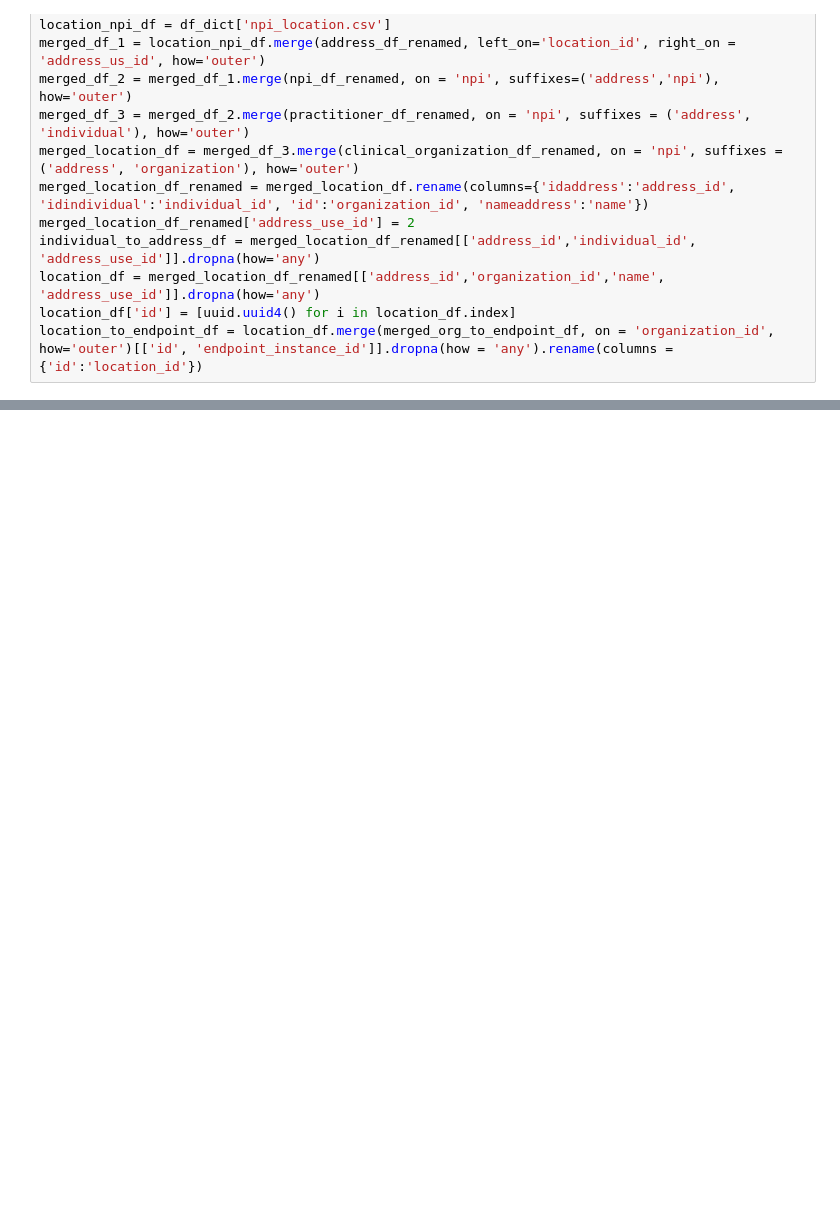
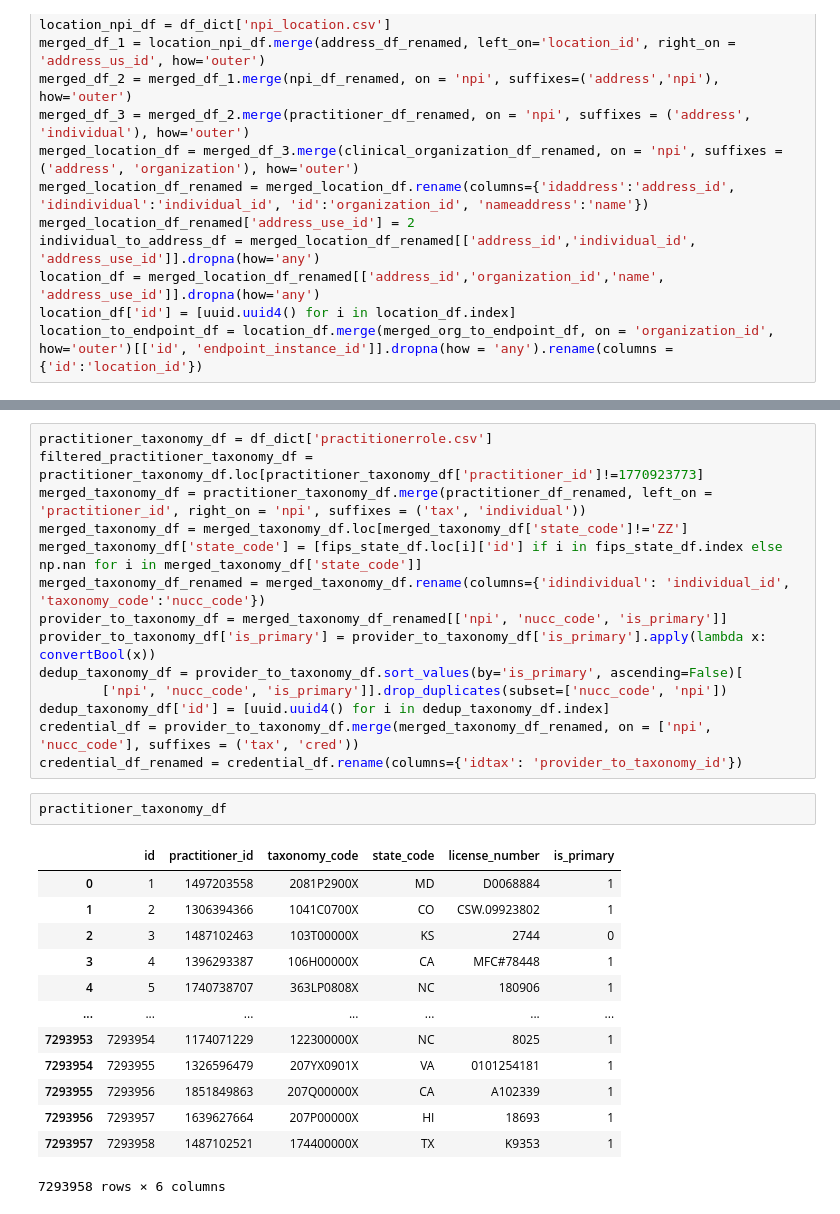
Before and after one commit to DSACMS/npd, a Jupyter notebook: etls/loadHalloween/mapping.ipynb, the cells around one changed output, grey strips where cells are left out. Saved outputs shown, nothing was run; the diff lists cells and outputs as text; blank space fills up the shorter version.

```diff
--- a/etls/loadHalloween/mapping.ipynb
+++ b/etls/loadHalloween/mapping.ipynb
@@ -280,0 +259,30 @@ address_df_renamed.loc[address_df_renamed['id'].apply(lambda x: len(str(x))>10)]
+# %%
+practitioner_taxonomy_df = df_dict['practitionerrole.csv']
+filtered_practitioner_taxonomy_df = practitioner_taxonomy_df.loc[practitioner_taxonomy_df['practitioner_id']!=1770923773]
+merged_taxonomy_df = practitioner_taxonomy_df.merge(practitioner_df_renamed, left_on = 'practitioner_id', right_on = 'npi', suffixes = ('tax', 'individual'))
+merged_taxonomy_df = merged_taxonomy_df.loc[merged_taxonomy_df['state_code']!='ZZ']
+merged_taxonomy_df['state_code'] = [fips_state_df.loc[i]['id'] if i in fips_state_df.index else np.nan for i in merged_taxonomy_df['state_code']]
+merged_taxonomy_df_renamed = merged_taxonomy_df.rename(columns={'idindividual': 'individual_id', 'taxonomy_code':'nucc_code'})
+provider_to_taxonomy_df = merged_taxonomy_df_renamed[['npi', 'nucc_code', 'is_primary']]
+provider_to_taxonomy_df['is_primary'] = provider_to_taxonomy_df['is_primary'].apply(lambda x: convertBool(x))
+dedup_taxonomy_df = provider_to_taxonomy_df.sort_values(by='is_primary', ascending=False)[
+        ['npi', 'nucc_code', 'is_primary']].drop_duplicates(subset=['nucc_code', 'npi'])
+dedup_taxonomy_df['id'] = [uuid.uuid4() for i in dedup_taxonomy_df.index]
+credential_df = provider_to_taxonomy_df.merge(merged_taxonomy_df_renamed, on = ['npi', 'nucc_code'], suffixes = ('tax', 'cred'))
+credential_df_renamed = credential_df.rename(columns={'idtax': 'provider_to_taxonomy_id'})
+# %%
+practitioner_taxonomy_df
+# %% [output]
+|  | id | practitioner_id | taxonomy_code | state_code | license_number | is_primary |
+| 0 | 1 | 1497203558 | 2081P2900X | MD | D0068884 | 1 |
+| 1 | 2 | 1306394366 | 1041C0700X | CO | CSW.09923802 | 1 |
+| 2 | 3 | 1487102463 | 103T00000X | KS | 2744 | 0 |
+| 3 | 4 | 1396293387 | 106H00000X | CA | MFC#78448 | 1 |
+| 4 | 5 | 1740738707 | 363LP0808X | NC | 180906 | 1 |
+| ... | ... | ... | ... | ... | ... | ... |
+| 7293953 | 7293954 | 1174071229 | 122300000X | NC | 8025 | 1 |
+| 7293954 | 7293955 | 1326596479 | 207YX0901X | VA | 0101254181 | 1 |
+| 7293955 | 7293956 | 1851849863 | 207Q00000X | CA | A102339 | 1 |
+| 7293956 | 7293957 | 1639627664 | 207P00000X | HI | 18693 | 1 |
+| 7293957 | 7293958 | 1487102521 | 174400000X | TX | K9353 | 1 |
+7293958 rows × 6 columns
```
Also changed, not shown: parts of 24 cells of this notebook, 5 other files.
